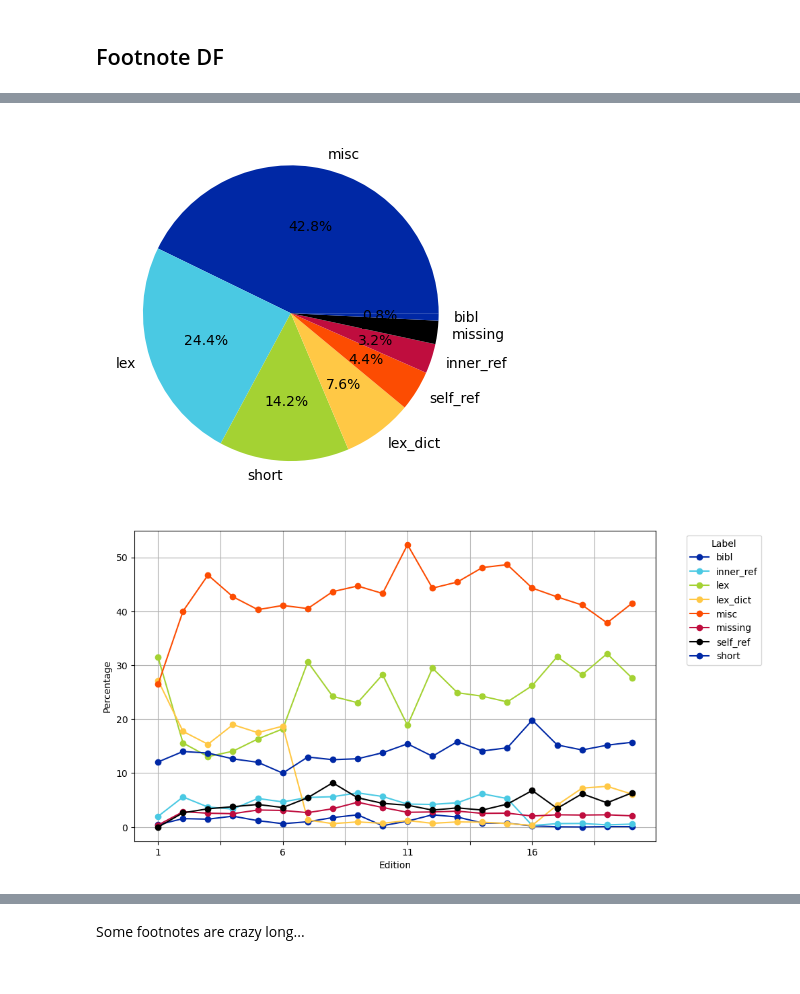
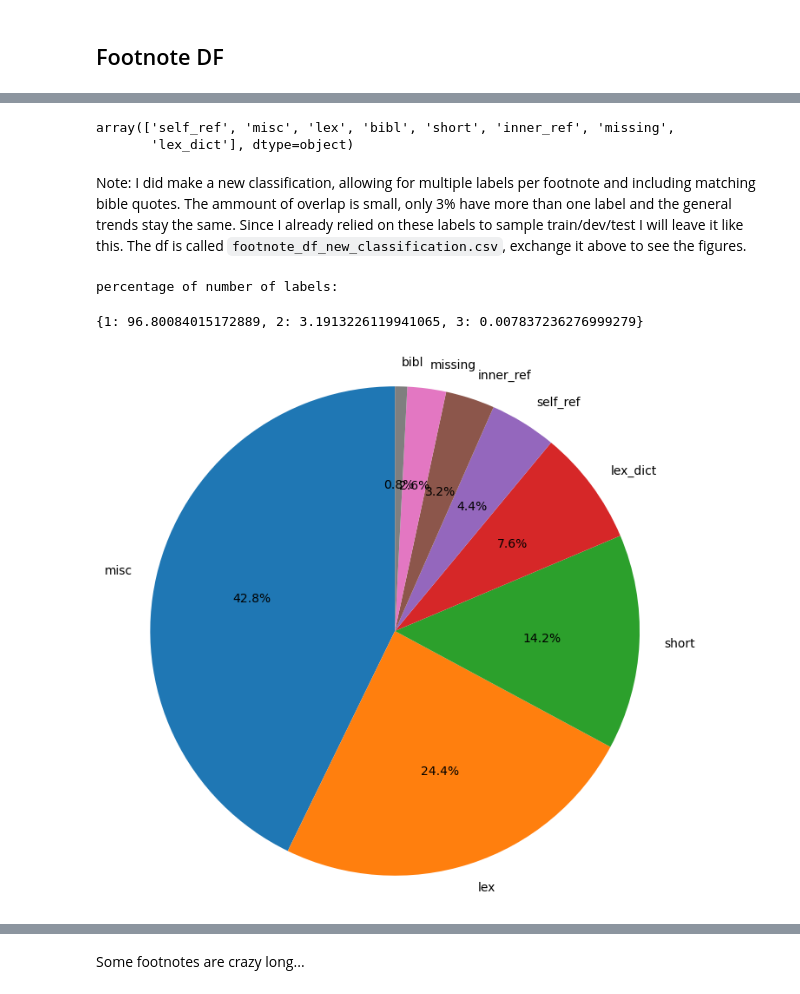
Before and after one commit to Boffl/BullingerDigitalLMFootnotes, a Jupyter notebook: data_analysis_and_preparation/prepare_data.ipynb, the cells around one changed output, grey strips where cells are left out. Cells and saved outputs as stored; diff of their text form; code cells hidden in the pictures.

Commit message:
call the plot functions

```diff
--- a/data_analysis_and_preparation/prepare_data.ipynb
+++ b/data_analysis_and_preparation/prepare_data.ipynb
@@ -172,5 +172,10 @@ footnote_df.head()
 | 2 | 10013 | 20 | 5 | 3 | <note xmlns="http://www.tei-c.org... | <s xmlns="http://www.tei-c.org/ns... | = exercites. | Est profecto nihil, cui in prompt... | ... |
 | 3 | 10013 | 20 | 6 | 4 | <note xmlns="http://www.tei-c.org... | <s xmlns="http://www.tei-c.org/ns... | Die Rede ist hier von handschrift... | Quicquid etiam lucubrationum tuar... | ... |
 | 4 | 10013 | 20 | 7 | 6 | <note xmlns="http://www.tei-c.org... | <s xmlns="http://www.tei-c.org/ns... | Cicero, Tusculanae disputationes,... | Iacentque ea semper, quę apud quo... | ... |
+# %%
+footnote_df["label"].unique()
+# %% [output]
+array(['self_ref', 'misc', 'lex', 'bibl', 'short', 'inner_ref', 'missing',
+       'lex_dict'], dtype=object)
 # %%
 # to view in the dataviewer debug this cell
@@ -178,20 +183,28 @@ test_df = footnote_df[footnote_df.label == "short"]
 pass
-# %%
-label_counts = footnote_df.label.value_counts()
-label_counts.plot(kind="pie", autopct='%1.1f%%')
-plt.ylabel("")
-plt.show()
-# %% [output]
-[figure, removed]
+# %% [markdown]
+Note: I did make a new classification, allowing for multiple labels per footnote and including matching bible quotes. The ammount of overlap is small, only 3\% have more than one label and the general trends stay the same. Since I already relied on these labels to sample train/dev/test I will leave it like this. The df is called `footnote_df_new_classification.csv`, exchange it above to see the figures.
+# %%
+footnote_df_new_classification = pd.read_csv("footnote_df_new_classification.csv")
+counter = {}
+for label in footnote_df_new_classification["label"]:
+    label_list = label.split(", ")
+    if len(label_list) in counter:
+        counter[len(label_list)] += 1
+    else:
+        counter[len(label_list)] = 1
+total = sum([v for v in counter.values()])
+percentages = {k: v/total*100 for k, v in counter.items()}
+print("percentage of number of labels:")
+percentages
+# %% [output]
+percentage of number of labels:
+{1: 96.80084015172889, 2: 3.1913226119941065, 3: 0.007837236276999279}
 # %%
-# todo: timeline over the editions with the categories. Best plot a line graph?
-from bullinger_plots import label_trends
-fig = label_trends(footnote_df)
-
+fig, label_colors = plot_label_pie_chart(footnote_df)
 if True:  # save
     plot_folder = os.path.abspath(r"/mnt/c/Users/nik_b/Documents/UZH/CL/Master_thesis_text/master-thesis/images/plots")
     # plot_folder = "../plots"
-    plot_name = "distrOfLabelsByEdition.pdf"
+    plot_name = "distrOfLabels.pdf"
     plt.savefig(os.path.join(plot_folder, plot_name), dpi=300, bbox_inches='tight',format='pdf')
 # %% [output]
-[figure, old version]
+[figure, new version]
```
Also changed, not shown: parts of 3 cells of this notebook.
